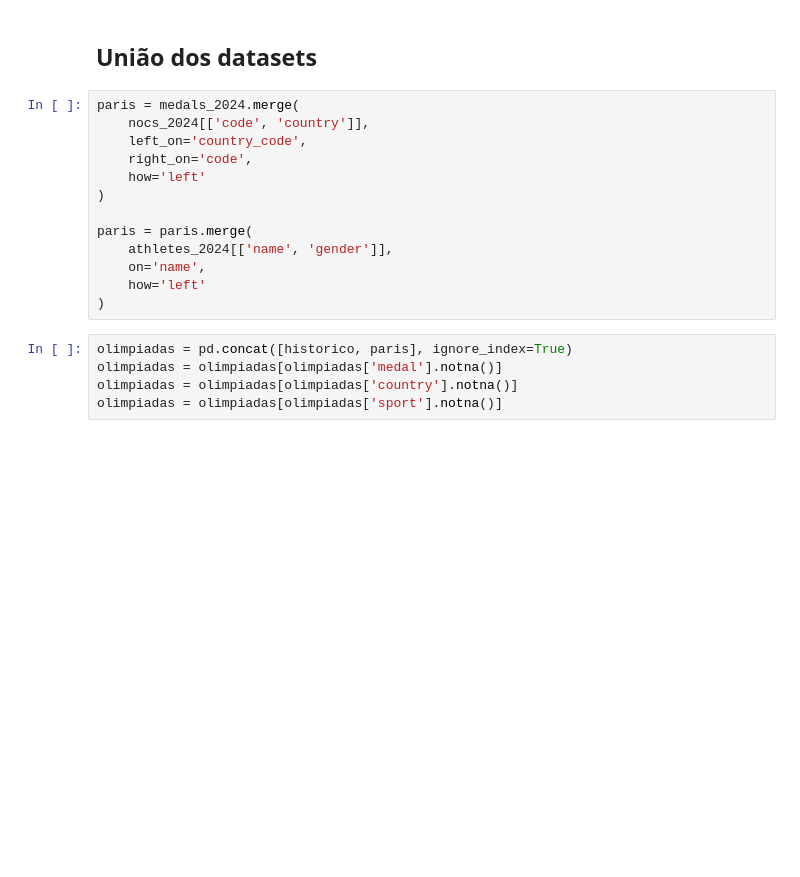
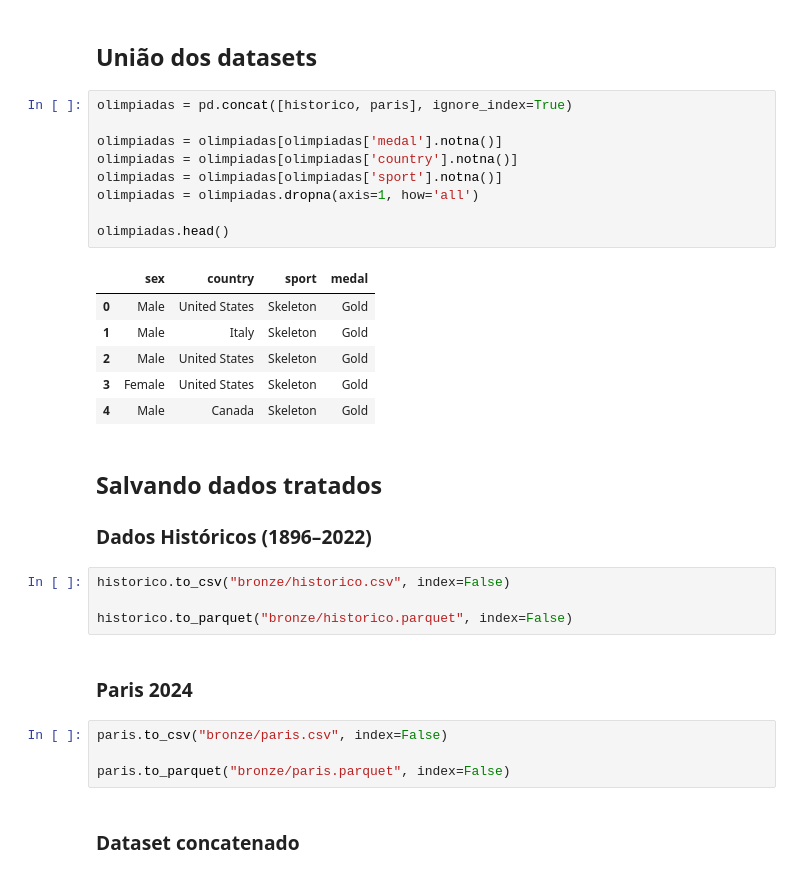
Before and after one commit to flavia-segadilha/olympics-datalake, a Jupyter notebook: pipeline.ipynb, the cells around one changed output. Cells and saved outputs as stored; diff of their text form; blank space fills up the shorter version.

```diff
--- a/pipeline.ipynb
+++ b/pipeline.ipynb
@@ -73,20 +66,34 @@ paris.head()
 # %% [markdown]
 ## União dos datasets
-# %%
-paris = medals_2024.merge(
-    nocs_2024[['code', 'country']],
-    left_on='country_code',
-    right_on='code',
-    how='left'
-)
-
-paris = paris.merge(
-    athletes_2024[['name', 'gender']],
-    on='name',
-    how='left'
-)
 # %%
 olimpiadas = pd.concat([historico, paris], ignore_index=True)
+
 olimpiadas = olimpiadas[olimpiadas['medal'].notna()]
 olimpiadas = olimpiadas[olimpiadas['country'].notna()]
 olimpiadas = olimpiadas[olimpiadas['sport'].notna()]
+olimpiadas = olimpiadas.dropna(axis=1, how='all')
+
+olimpiadas.head()
+# %% [output]
+|  | sex | country | sport | medal |
+| 0 | Male | United States | Skeleton | Gold |
+| 1 | Male | Italy | Skeleton | Gold |
+| 2 | Male | United States | Skeleton | Gold |
+| 3 | Female | United States | Skeleton | Gold |
+| 4 | Male | Canada | Skeleton | Gold |
+# %% [markdown]
+## Salvando dados tratados
+
+### Dados Históricos (1896–2022)
+# %%
+historico.to_csv("bronze/historico.csv", index=False)
+
+historico.to_parquet("bronze/historico.parquet", index=False)
+# %% [markdown]
+### Paris 2024
+# %%
+paris.to_csv("bronze/paris.csv", index=False)
+
+paris.to_parquet("bronze/paris.parquet", index=False)
+# %% [markdown]
+### Dataset concatenado
```
Also changed, not shown: parts of 24 cells of this notebook.
